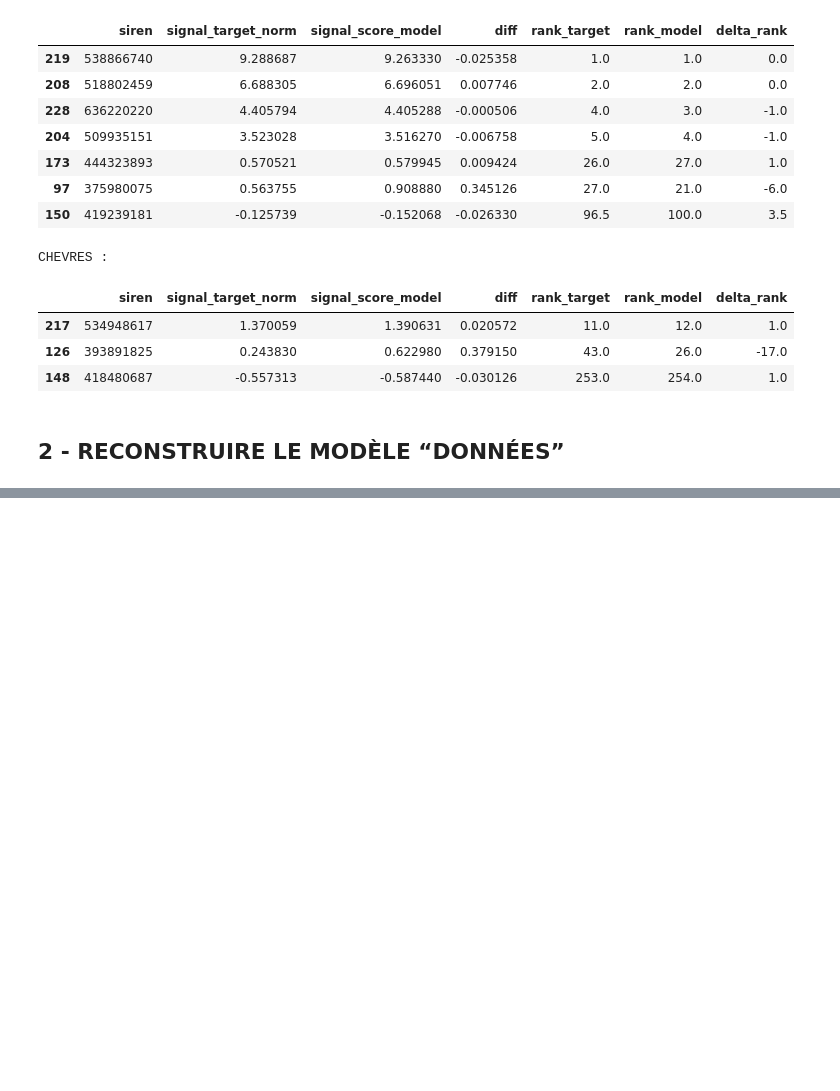
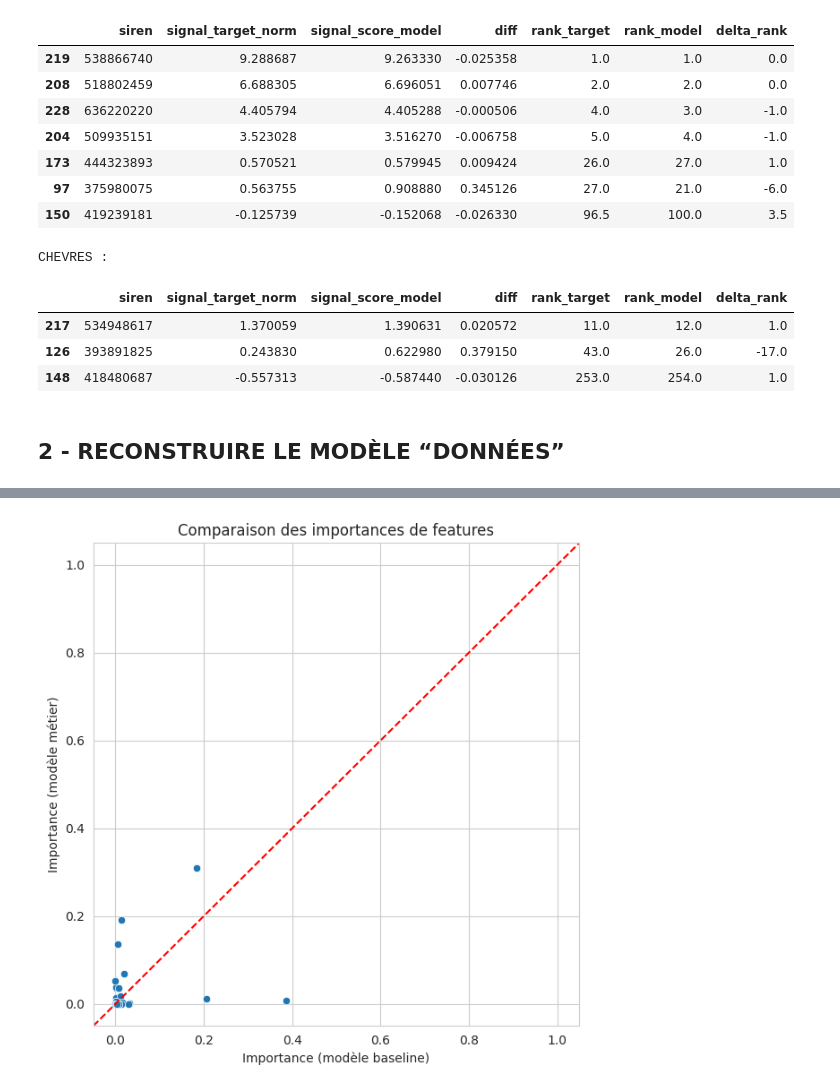
Before and after one commit to dev-labarre/ose-main, a Jupyter notebook: notebooks/Compar_model_metier_vs_model_baseline.ipynb, the cells around one changed output, grey strips where cells are left out. Cells and saved outputs as stored; diff of their text form; code cells hidden in the pictures; blank space fills up the shorter version.

Commit message:
comparison advanced with deltas

```diff
--- a/notebooks/Compar_model_metier_vs_model_baseline.ipynb
+++ b/notebooks/Compar_model_metier_vs_model_baseline.ipynb
@@ -906,0 +917,27 @@ CHEVRES :
+# %%
+# Importances baseline
+model_base = pipe_baseline.named_steps["model"]
+importance_base = pd.DataFrame({
+    "feature": X_baseline.columns,
+    "importance_baseline": model_base.feature_importances_
+})
+
+# Importances modèle métier
+model_metier = pipe_metier.named_steps["model"]
+importance_met = pd.DataFrame({
+    "feature": X_metier.columns,
+    "importance_metier": model_metier.feature_importances_
+})
+
+# Fusion
+compare_importance = (
+    importance_base
+    .merge(importance_met, on="feature", how="outer")
+    .fillna(0)
+)
+
+compare_importance["delta_importance"] = (
+    compare_importance["importance_metier"] - compare_importance["importance_baseline"]
+)
+
+compare_importance.sort_values("delta_importance", ascending=False).head(15)
@@ -906,0 +961,14 @@ CHEVRES :
+# %%
+plt.figure(figsize=(7,7))
+sns.scatterplot(
+    data=compare_importance,
+    x="importance_baseline",
+    y="importance_metier"
+)
+plt.axline((0,0), (1,1), color="red", linestyle="--")
+plt.xlabel("Importance (modèle baseline)")
+plt.ylabel("Importance (modèle métier)")
+plt.title("Comparaison des importances de features")
+plt.show()
+# %% [output]
+[figure, added]
```
Also changed, not shown: parts of 10 cells of this notebook.
